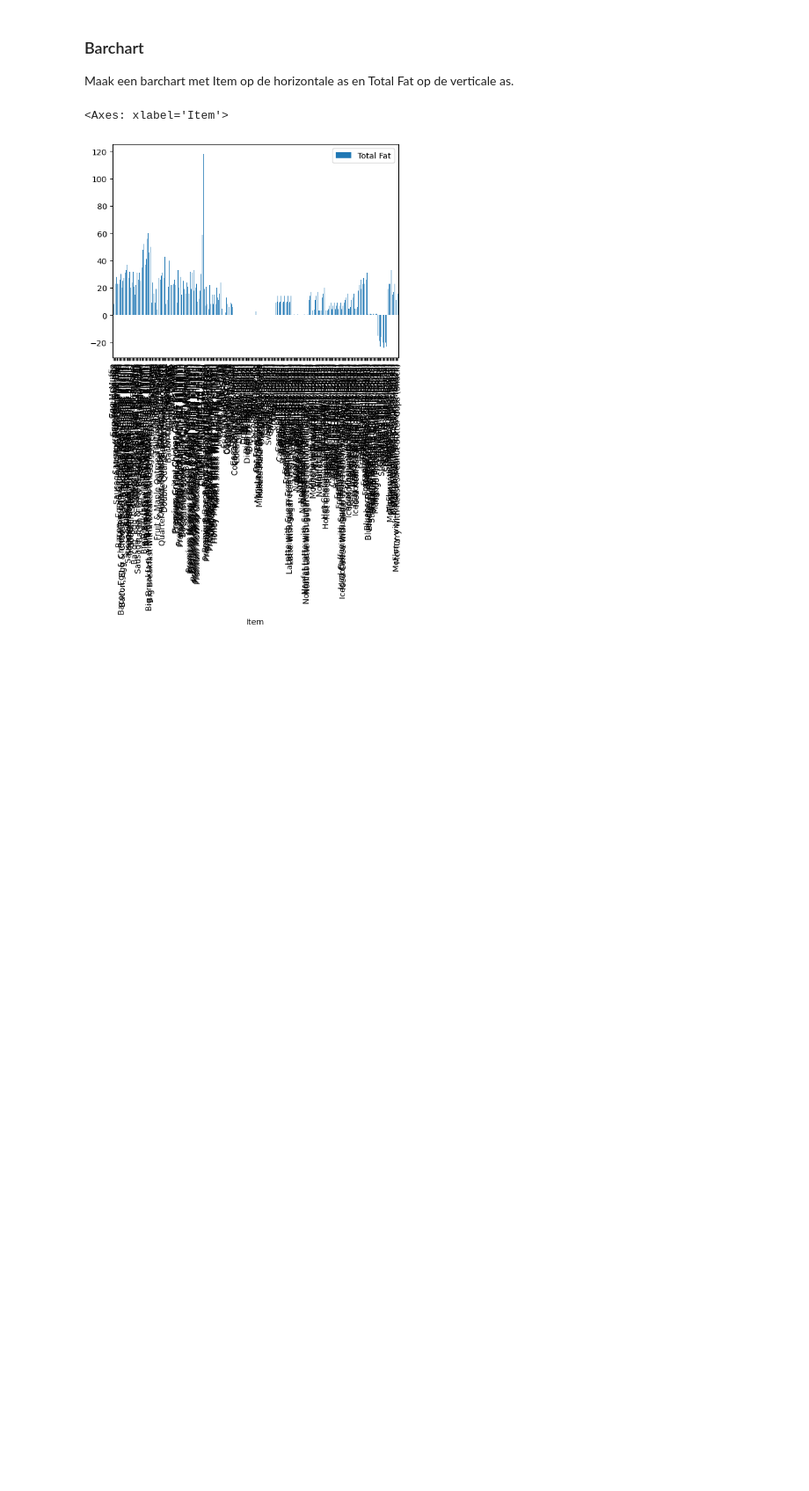
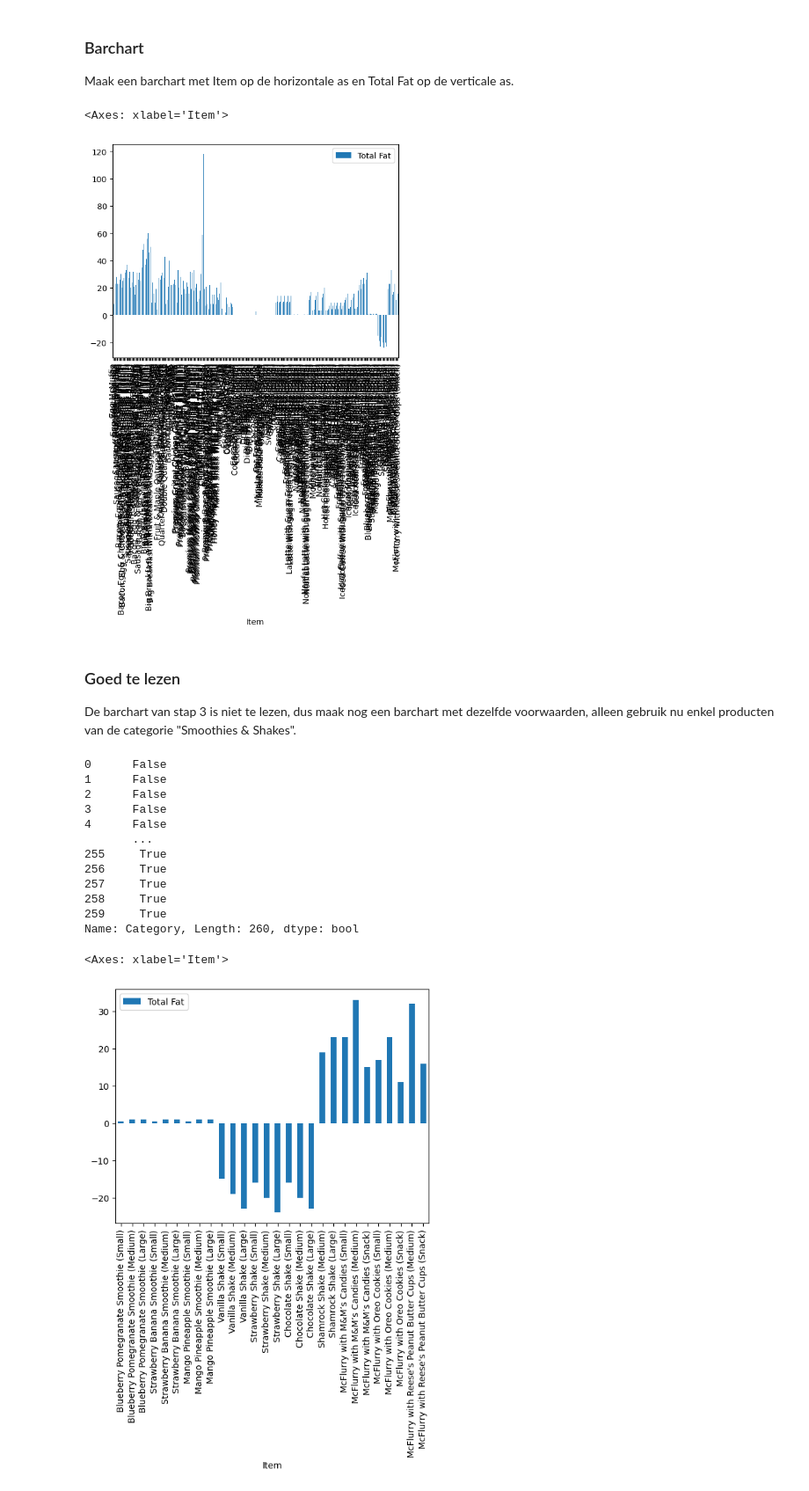
Before and after one commit to Karem1986/Let-s-Data_Transformeren_Analyseren, a Jupyter notebook: Randas_McPandas.ipynb, the cells around one changed output. Shown at 88% size. Saved outputs shown, nothing was run; the diff lists cells and outputs as text; code cells hidden in the pictures; blank space fills up the shorter version.

```diff
--- a/Randas_McPandas.ipynb
+++ b/Randas_McPandas.ipynb
@@ -64,3 +75,30 @@ df.plot('Item', 'Total Fat', kind="bar")
 # %% [output]
 <Axes: xlabel='Item'>
 [figure]
+# %% [markdown]
+### Goed te lezen
+
+De barchart van stap 3 is niet te lezen, dus maak nog een barchart met dezelfde voorwaarden, alleen gebruik nu enkel producten van de categorie "Smoothies & Shakes".
+# %%
+# Filter per Category Smoothies & Shakes
+test = df['Category'] == 'Smoothies & Shakes'
+print(test)
+shakes = df[test]
+# print(shakes)
+# allen columns selecteren die je wilt zien
+shakes.plot('Item', 'Total Fat', kind="bar")
+# %% [output]
+0      False
+1      False
+2      False
+3      False
+4      False
+       ...
+255     True
+256     True
+257     True
+258     True
+259     True
+Name: Category, Length: 260, dtype: bool
+<Axes: xlabel='Item'>
+[figure, added]
```
Also changed, not shown: parts of 3 cells of this notebook.
